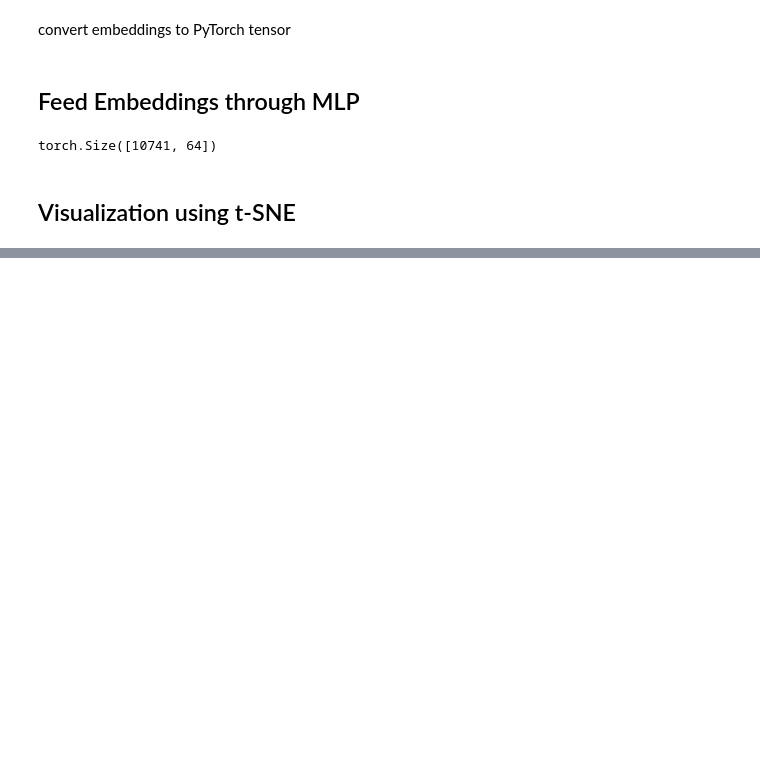
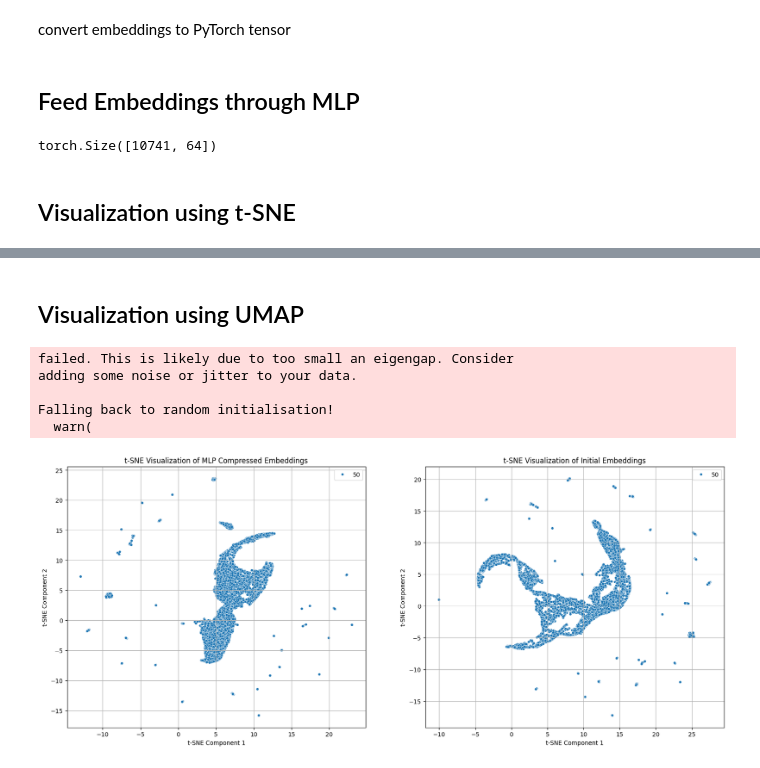
Before and after one commit to savirarama/Embedding-Clustering-Visualization, a Jupyter notebook: mlp_cluster_visualization.ipynb, the cells around one changed output, grey strips where cells are left out. Saved outputs shown, nothing was run; the diff lists cells and outputs as text; code cells hidden in the pictures; blank space fills up the shorter version.

Commit message:
add umap visualization

```diff
--- a/mlp_cluster_visualization.ipynb
+++ b/mlp_cluster_visualization.ipynb
@@ -110,3 +110,41 @@ plt.show()
 # Save compressed embeddings
 compressed_embeddings_np = compressed_embeddings.numpy()
 np.save('embedding/compressed_embeddings.npy', compressed_embeddings_np)
+# %% [markdown]
+## Visualization using UMAP
+# %%
+import umap
+reducer = umap.UMAP()
+reduced_compressed_embeddings = reducer.fit_transform(compressed_embeddings_np)
+reduced_initial_embeddings = reducer.fit_transform(embeddings_tensor)
+# %% [output]
+failed. This is likely due to too small an eigengap. Consider
+adding some noise or jitter to your data.
+
+Falling back to random initialisation!
+  warn(
+# %%
+# Create a figure with two subplots side by side
+fig, (ax1, ax2) = plt.subplots(1, 2, figsize=(20, 8))
+
+# Plot compressed embeddings
+sns.scatterplot(x=reduced_compressed_embeddings[:, 0],
+                y=reduced_compressed_embeddings[:, 1],
+                size=50,
+                ax=ax1)
+ax1.set_title('t-SNE Visualization of MLP Compressed Embeddings')
+ax1.set_xlabel('t-SNE Component 1')
+ax1.set_ylabel('t-SNE Component 2')
+ax1.grid(True)
+
+# Plot compressed embeddings
+sns.scatterplot(x=reduced_initial_embeddings[:, 0],
+                y=reduced_initial_embeddings[:, 1],
+                size=50,
+                ax=ax2)
+ax2.set_title('t-SNE Visualization of Initial Embeddings')
+ax2.set_xlabel('t-SNE Component 1')
+ax2.set_ylabel('t-SNE Component 2')
+ax2.grid(True)
+# %% [output]
+[figure, added]
```
Also changed, not shown: parts of 2 cells of this notebook.
